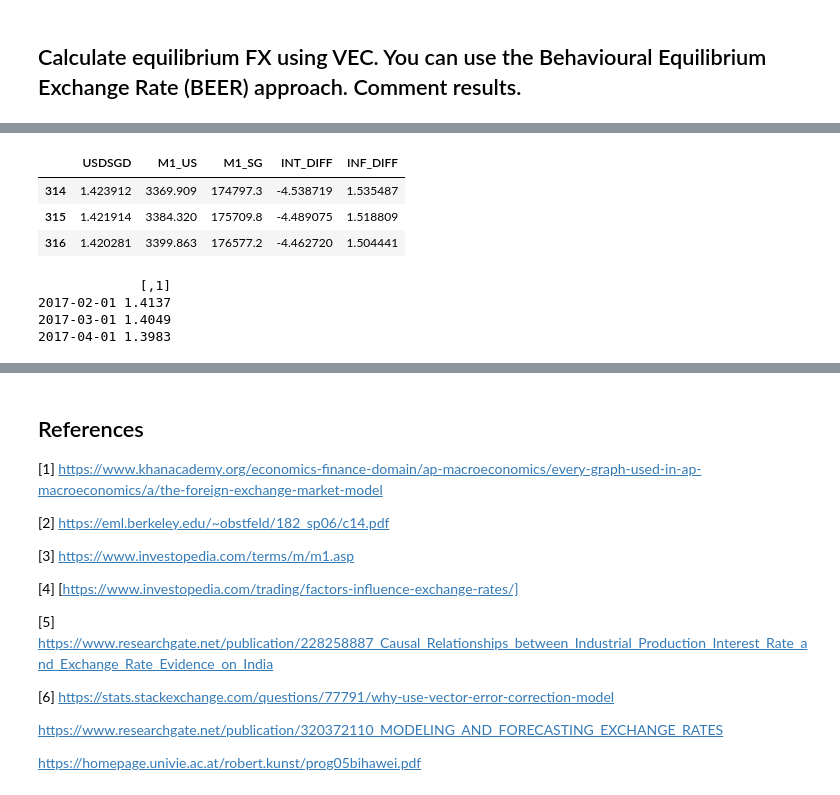
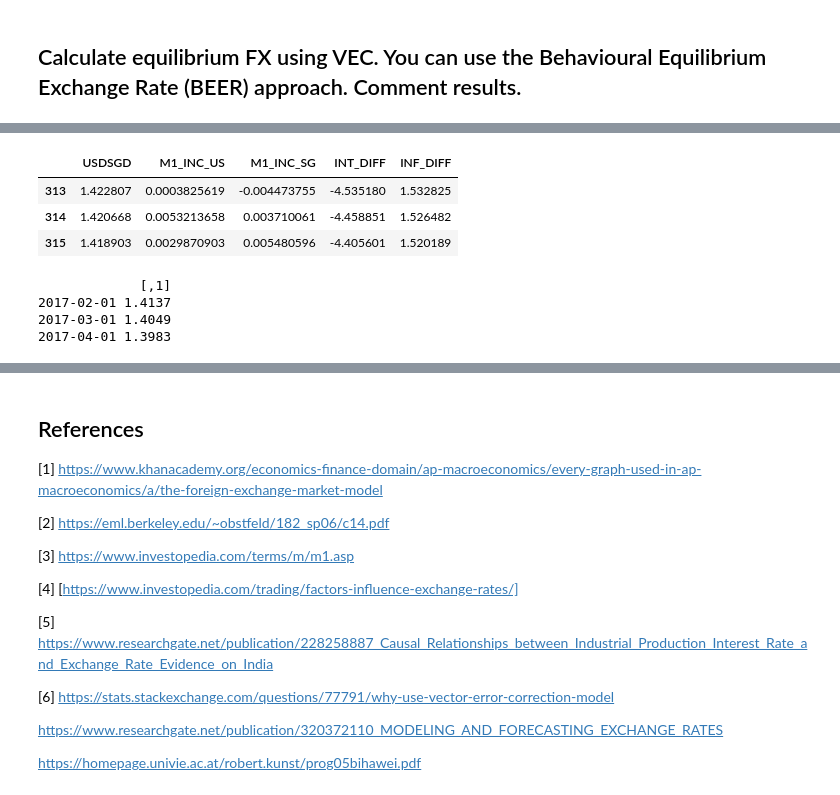
Before and after one commit to yehjxraymond/wqu_econometrics_group_proj, a Jupyter notebook: submission2/Part 2.ipynb, the cells around one changed output, grey strips where cells are left out. Cells and saved outputs as stored; diff of their text form; code cells hidden in the pictures.

Commit message:
Added VECM

```diff
--- a/submission2/Part 2.ipynb
+++ b/submission2/Part 2.ipynb
@@ -269,6 +268,6 @@ INF_DIFF.d  1.184307e-03
 # %%
-VECM_fit = VECM(data, 1, r = 2, include = "const",estim = "ML", LRinclude = "none")
-summary(VECM_fit)
+fit = VECM(data, 3, r = 2, include = "const",estim = "ML", LRinclude = "none")
+summary(fit)
 # %% [output]
 #############
 ###Model VECM
@@ -301,16 +289,14 @@ ERROR: Error in TVECM.sim(data = data, B = B, TVECMobject = VECMobject, nthresh
-# %%
-# VECM_fit$model.specific
-predict(VECM_fit, n.ahead=3)
-# %% [output]
-|  | USDSGD | M1_US | M1_SG | INT_DIFF | INF_DIFF |
-| 314 | 1.423912 | 3369.909 | 174797.3 | -4.538719 | 1.535487 |
-| 315 | 1.421914 | 3384.320 | 175709.8 | -4.489075 | 1.518809 |
-| 316 | 1.420281 | 3399.863 | 176577.2 | -4.462720 | 1.504441 |
-# %%
-# Convert to xts
-usdsgd["201702/201704"]
-# %% [output]
-             [,1]
-2017-02-01 1.4137
-2017-03-01 1.4049
-2017-04-01 1.3983
+# %%
+predict(fit, n.ahead=3)
+# %% [output]
+|  | USDSGD | M1_INC_US | M1_INC_SG | INT_DIFF | INF_DIFF |
+| 313 | 1.422807 | 0.0003825619 | -0.004473755 | -4.535180 | 1.532825 |
+| 314 | 1.420668 | 0.0053213658 | 0.003710061 | -4.458851 | 1.526482 |
+| 315 | 1.418903 | 0.0029870903 | 0.005480596 | -4.405601 | 1.520189 |
+# %%
+usdsgd["201702/201704"]
+# %% [output]
+             [,1]
+2017-02-01 1.4137
+2017-03-01 1.4049
+2017-04-01 1.3983
```
Also changed, not shown: parts of 15 cells of this notebook.
